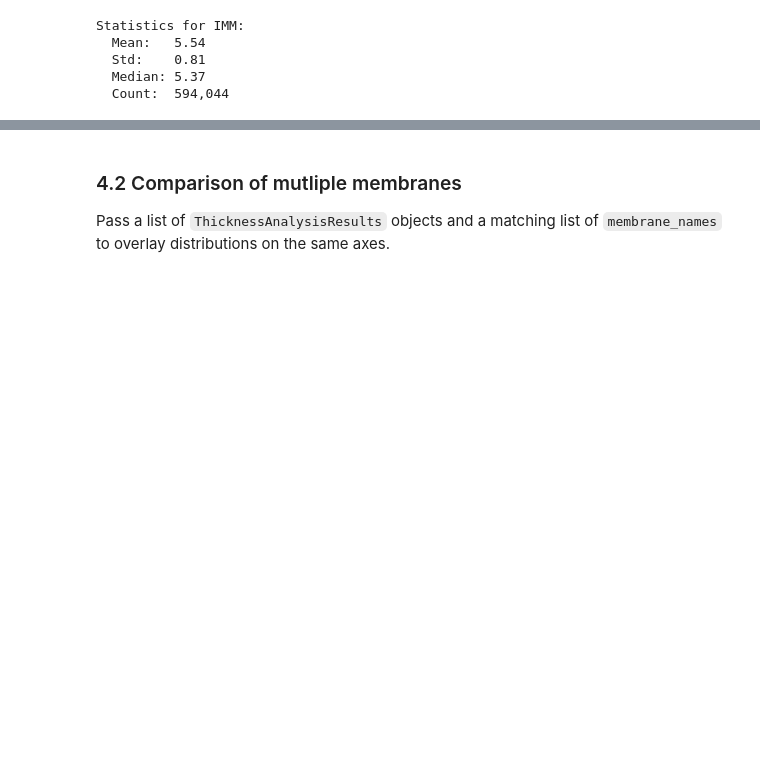
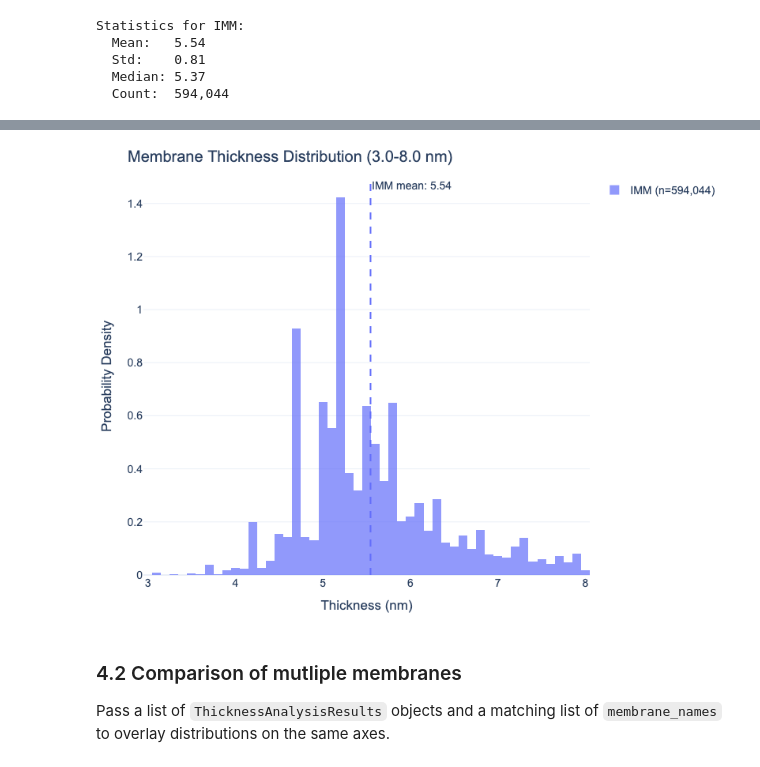
Before and after one commit to turonova/cryoCAT, a Jupyter notebook: docs/source/tutorials/membrane_thickness/memthick_analysis.ipynb, the cells around one changed output, grey strips where cells are left out. Cells and saved outputs as stored; diff of their text form; code cells hidden in the pictures; blank space fills up the shorter version.

Commit message:
Added the rest of memthick tutorials and png-rendered plots

```diff
--- a/docs/source/tutorials/membrane_thickness/memthick_analysis.ipynb
+++ b/docs/source/tutorials/membrane_thickness/memthick_analysis.ipynb
@@ -334,5 +333,6 @@ Statistics for IMM:
   Median: 5.37
   Count:  594,044
 # %%
-IFrame("plots/IMM_thickness_distribution.html", width=800, height=600)
+#IFrame("plots/IMM_thickness_distribution.html", width=800, height=600)
+Image("plots/IMM_thickness_distribution.png", width=800, height=600)
 # %% [output]
@@ -340,3 +339,4 @@ IFrame("plots/IMM_thickness_distribution.html", width=800, height=600)
+[figure, added]
 # %% [markdown]
 ### 4.2 Comparison of mutliple membranes
 
```
Also changed, not shown: parts of 39 cells of this notebook, 39 other files.
